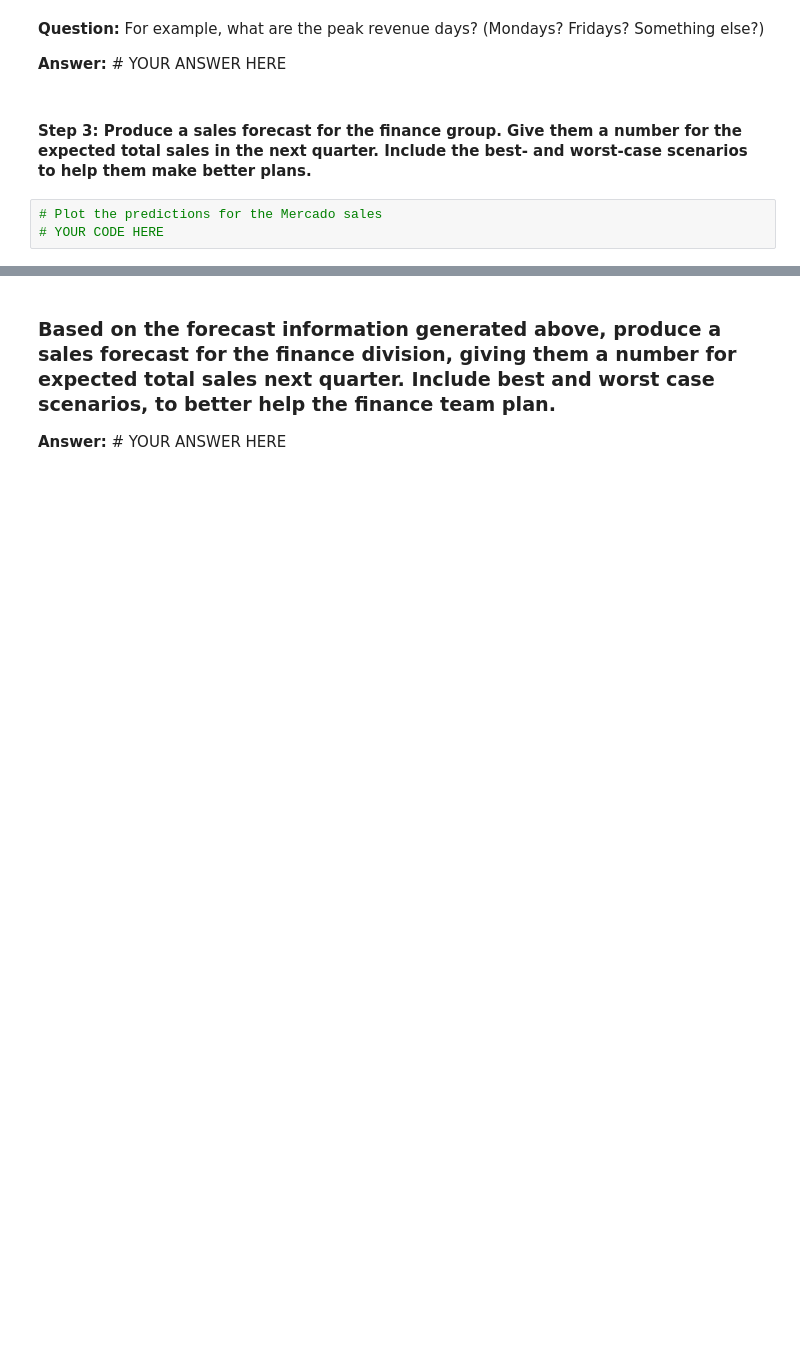
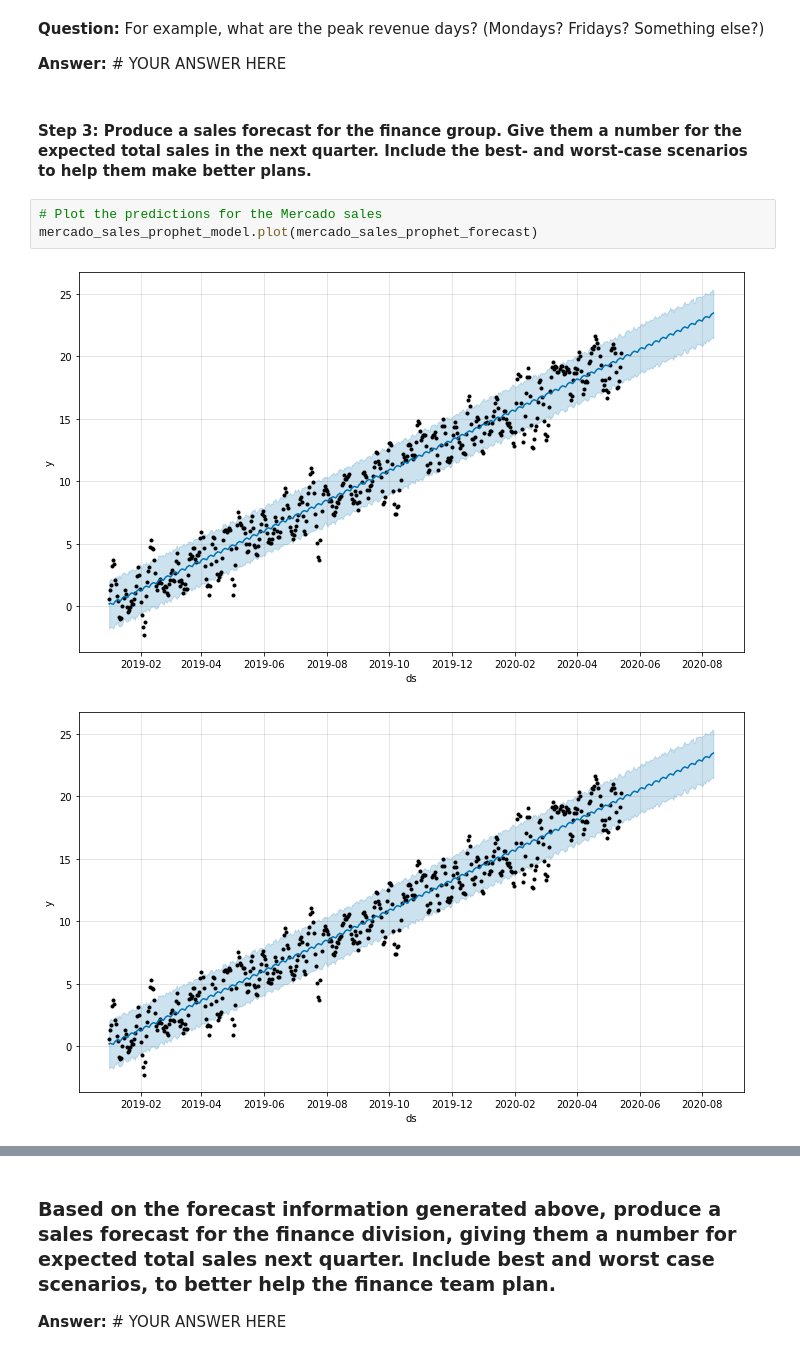
Before and after one commit to jbatarse1/Time_Series_Forecasting_Prophet, a Jupyter notebook: forecasting_net_prophet.ipynb, the cells around one changed output, grey strips where cells are left out. Drawn from its saved outputs; the diff is of its cells as text; blank space fills up the shorter version.

```diff
--- a/forecasting_net_prophet.ipynb
+++ b/forecasting_net_prophet.ipynb
@@ -500,6 +846,9 @@ mercado_sales_prophet_forecast = # YOUR CODE HERE
 #### Step 3: Produce a sales forecast for the finance group. Give them a number for the expected total sales in the next quarter. Include the best- and worst-case scenarios to help them make better plans.
 # %%
 # Plot the predictions for the Mercado sales
-# YOUR CODE HERE
+mercado_sales_prophet_model.plot(mercado_sales_prophet_forecast)
+# %% [output]
+[figure, added]
+[figure, added]
 # %%
 # For the mercado_sales_prophet_forecast DataFrame, set the ds column as the DataFrame Index
```
Also changed, not shown: parts of 46 cells of this notebook.
